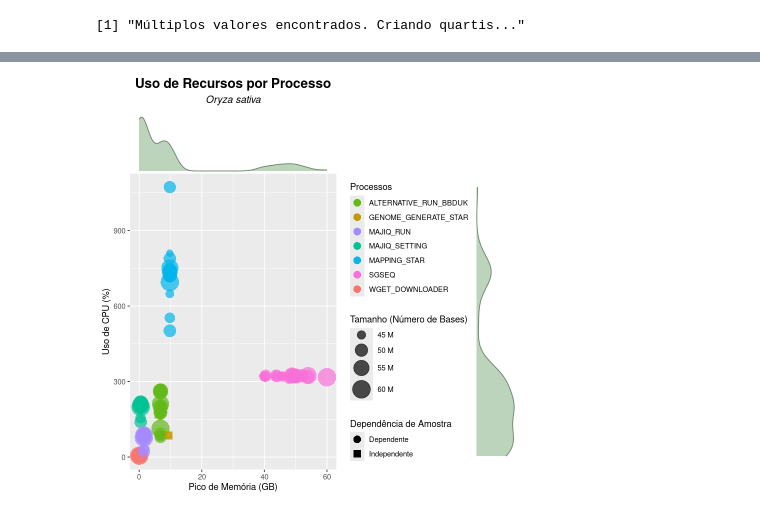
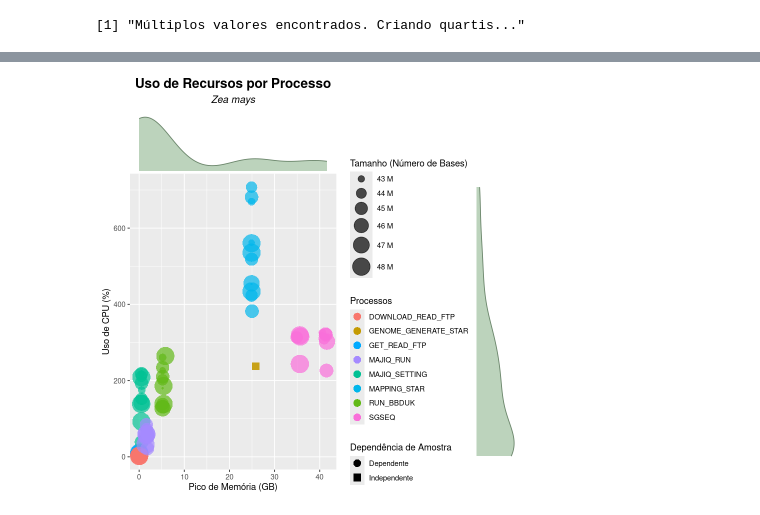
Before and after one commit to labbces/SpliceScape, a Jupyter notebook: performance_analysis/performance_analysis.ipynb, the cells around one changed output, grey strips where cells are left out. Cells and saved outputs as stored; diff of their text form; code cells hidden in the pictures.

```diff
--- a/performance_analysis/performance_analysis.ipynb
+++ b/performance_analysis/performance_analysis.ipynb
@@ -726,9 +702,9 @@ library(DBI)
 library(RSQLite)
 
 # --- 1. PREPARAÇÃO DOS DADOS ---
-trace_data <- read.delim("/home/bia/LandscapeSplicingGrasses/Results/landscapes/osativa_trace.txt",
+trace_data <- read.delim("/home/bia/LandscapeSplicingGrasses/Results/landscapes/zmays_trace.txt",
                          sep = "\t", header = TRUE, stringsAsFactors = FALSE)
-species <- "Oryza sativa"
+species <- "Zea mays"
 
 # Filtro
 trace_data_processed <- trace_data[trace_data$status == "COMPLETED", ]
@@ -878,31 +854,31 @@ resources_plot <- ggplot() + # Base vazia, vamos adicionar camadas manuais
   theme(
     legend.position = "right",
     plot.title = element_text(hjust = 0.5, face = "bold", size = 16),
     plot.subtitle = element_text(hjust = 0.5, size = 12, face = "italic")
   )
 
 # Histograma Marginal (Usa os dados completos originais para a densidade)
 summary_resource_plot <- ggMarginal(
   resources_plot,
   data = trace_data_processed, # Importante especificar os dados aqui pois o ggplot base tá vazio
   x = "peak_rss_mb", # Nomes das colunas como string porque o ggMarginal se perde com layers
   y = "cpu_percent",
   xparams = list(fill = "#bcd3bc", col = "#6b866b"), # Passando params assim é mais seguro
   yparams = list(fill = "#bcd3bc", col = "#6b866b"),
   type = "density"
 )
 
 grid::grid.newpage()
 grid::grid.draw(summary_resource_plot)
 
 ggsave(
   filename = "/home/bia/LandscapeSplicingGrasses/Results/landscapes/recursos_osativa_300dpi2.png",
   plot = summary_resource_plot, # O objeto FINAL com os histogramas
   dpi = 300,                    # Resolução
   width = 8,                   # Largura em polegadas (Ajuste se achar muito largo)
   height = 9,                   # Altura em polegadas
   units = "in",
   bg = "white"                  # Garante fundo branco (evita transparência indesejada)
 )
 # %% [output]
-[figure, old version]
+[figure, new version]
```
Also changed, not shown: parts of 8 cells of this notebook.
